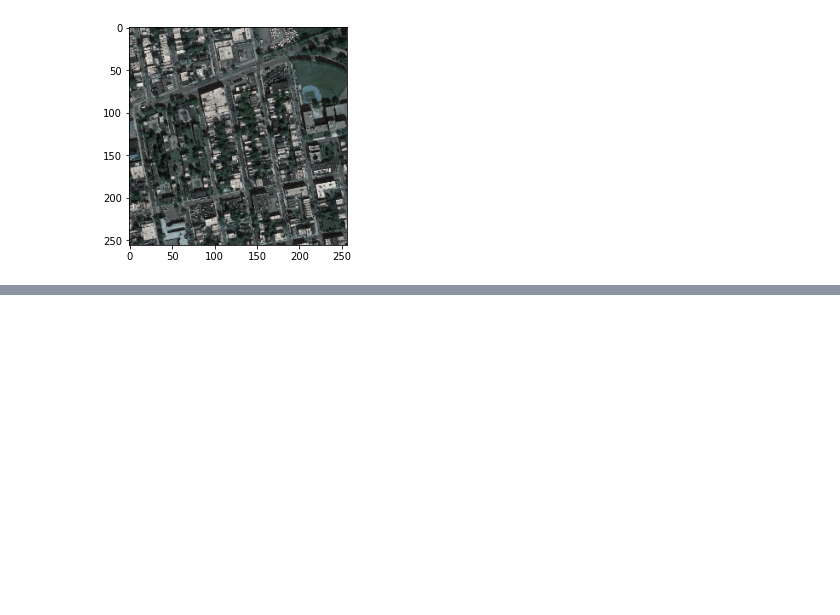
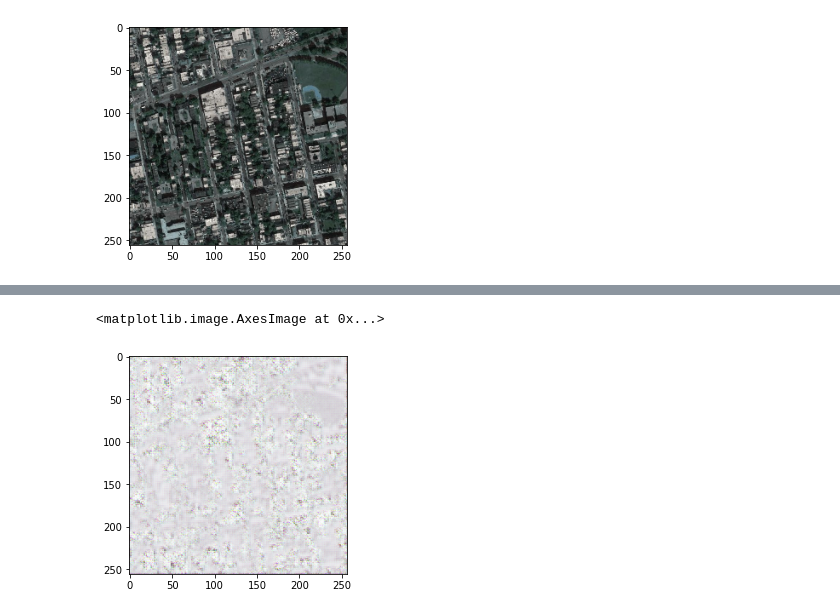
Before and after one commit to hugoartigas/pix2pix, a Jupyter notebook: train.ipynb, the cells around one changed output, grey strips where cells are left out. Saved outputs shown, nothing was run; the diff lists cells and outputs as text; code cells hidden in the pictures; blank space fills up the shorter version.

```diff
--- a/train.ipynb
+++ b/train.ipynb
@@ -81,0 +70,8 @@ plt.imshow(out.detach().permute(1,2,0))
+# %%
+out = (out+1)*0.5
+# %%
+import matplotlib.pyplot as plt
+plt.imshow(out.detach().permute(1,2,0))
+# %% [output]
+<matplotlib.image.AxesImage at 0x...>
+[figure, added]
```
Also changed, not shown: parts of 4 cells of this notebook, 1 other file.
